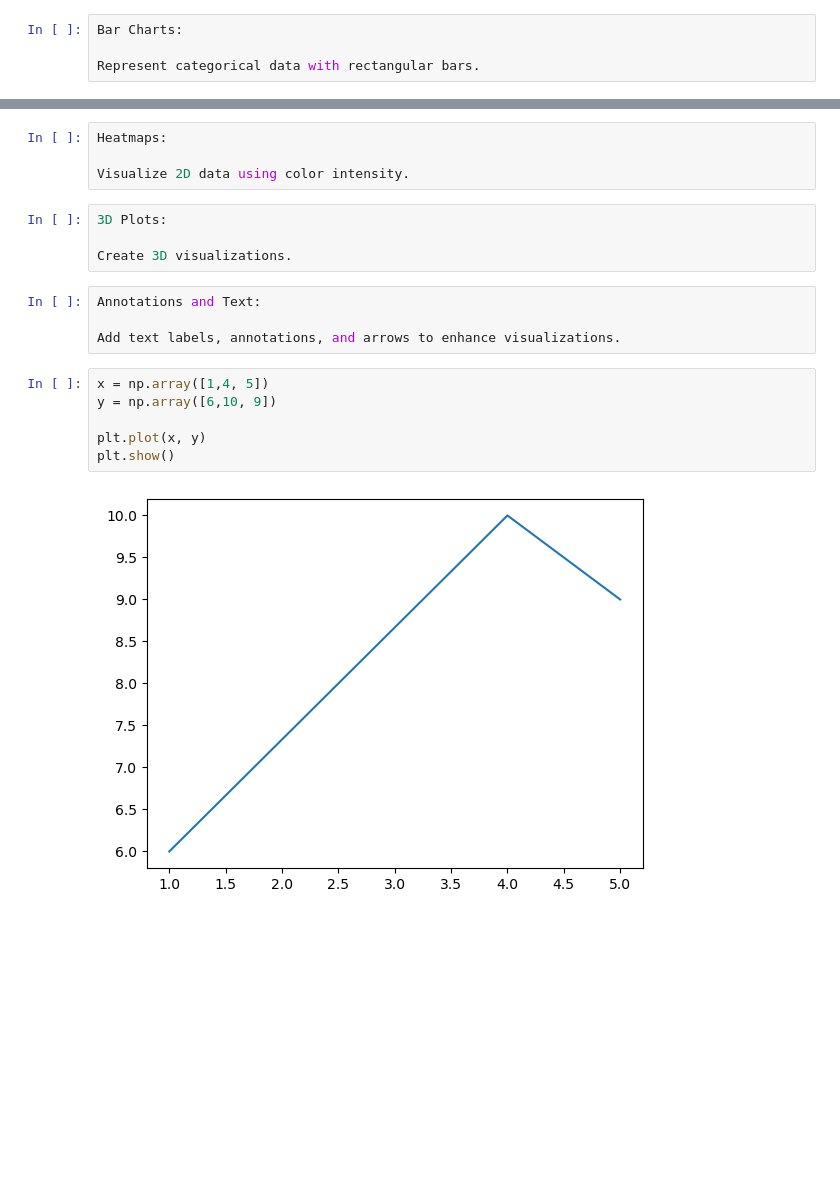
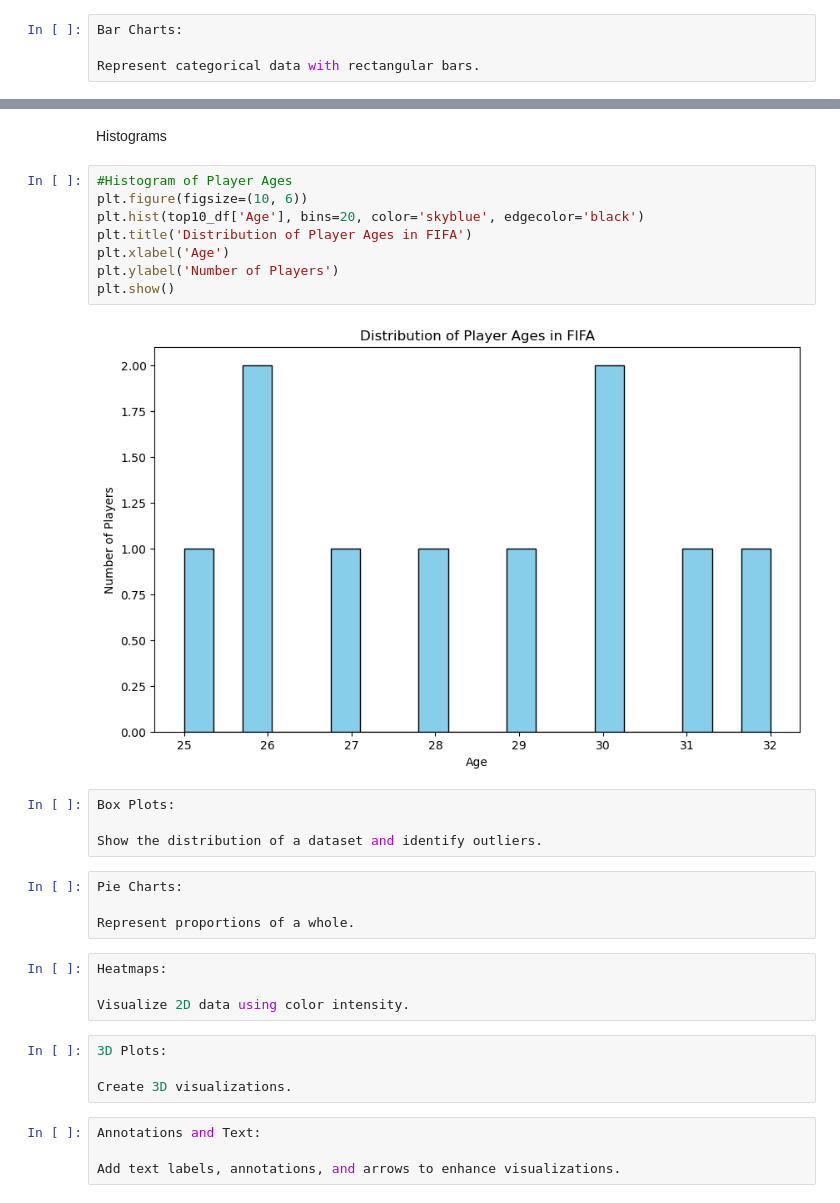
Before and after one commit to Uzo-Edoka/altschool-sod-circle-111-project-Uzo, a Jupyter notebook: Altschool-sod-circle-111-project.ipynb, the cells around one changed output, grey strips where cells are left out. Drawn from its saved outputs; the diff is of its cells as text; blank space fills up the shorter version.

```diff
--- a/Altschool-sod-circle-111-project.ipynb
+++ b/Altschool-sod-circle-111-project.ipynb
@@ -100,20 +91,32 @@ Represent proportions of a whole.
-# %%
-Heatmaps:
-
-Visualize 2D data using color intensity.
-# %%
-3D Plots:
-
-Create 3D visualizations.
-# %%
-Annotations and Text:
-
-Add text labels, annotations, and arrows to enhance visualizations.
-# %%
-x = np.array([1,4, 5])
-y = np.array([6,10, 9])
-
-plt.plot(x, y)
-plt.show()
-# %% [output]
-[figure, removed]
+# %% [markdown]
+Histograms
+# %%
+#Histogram of Player Ages
+plt.figure(figsize=(10, 6))
+plt.hist(top10_df['Age'], bins=20, color='skyblue', edgecolor='black')
+plt.title('Distribution of Player Ages in FIFA')
+plt.xlabel('Age')
+plt.ylabel('Number of Players')
+plt.show()
+# %% [output]
+[figure, added]
+# %%
+Box Plots:
+
+Show the distribution of a dataset and identify outliers.
+# %%
+Pie Charts:
+
+Represent proportions of a whole.
+# %%
+Heatmaps:
+
+Visualize 2D data using color intensity.
+# %%
+3D Plots:
+
+Create 3D visualizations.
+# %%
+Annotations and Text:
+
+Add text labels, annotations, and arrows to enhance visualizations.
```
Also changed, not shown: parts of 13 cells of this notebook.
